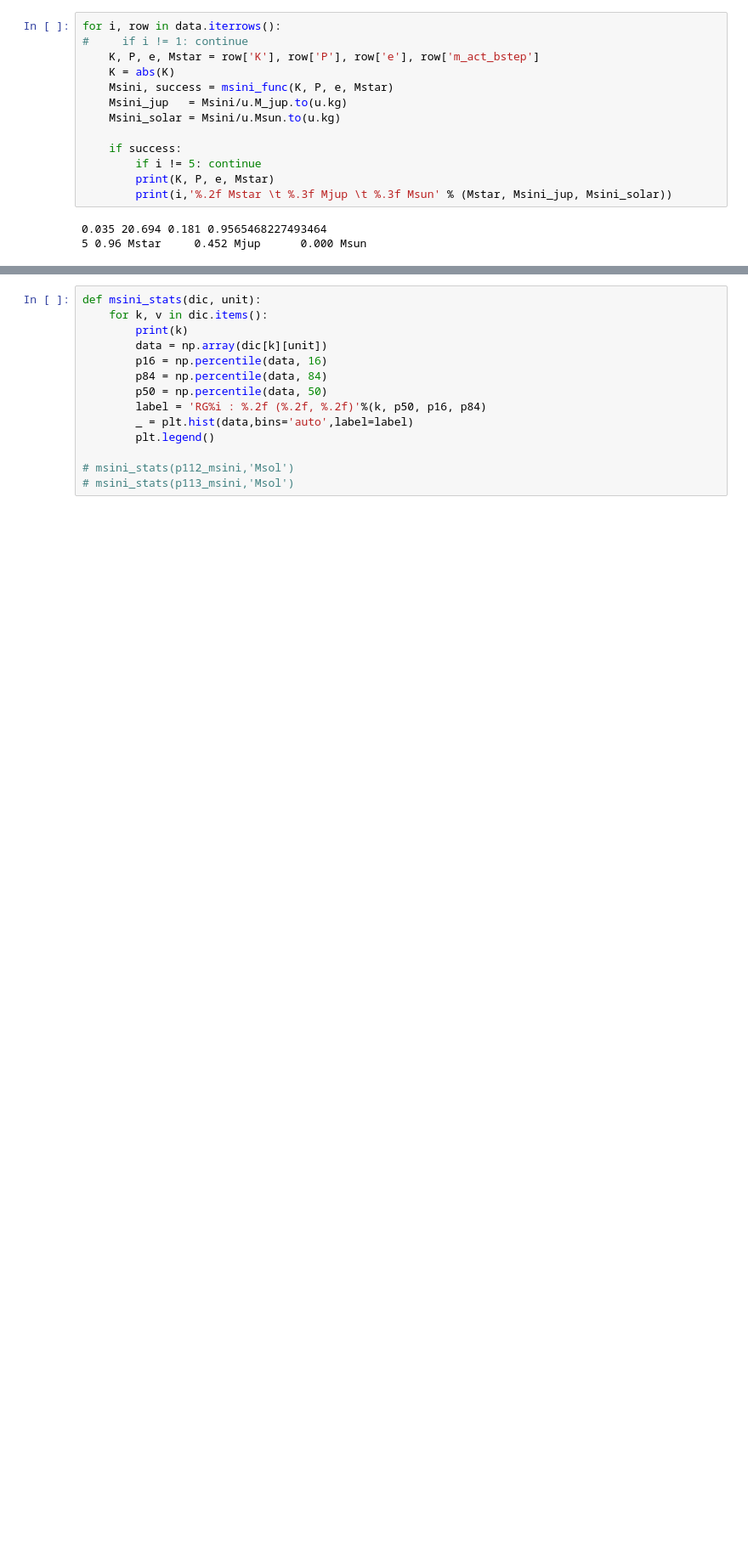
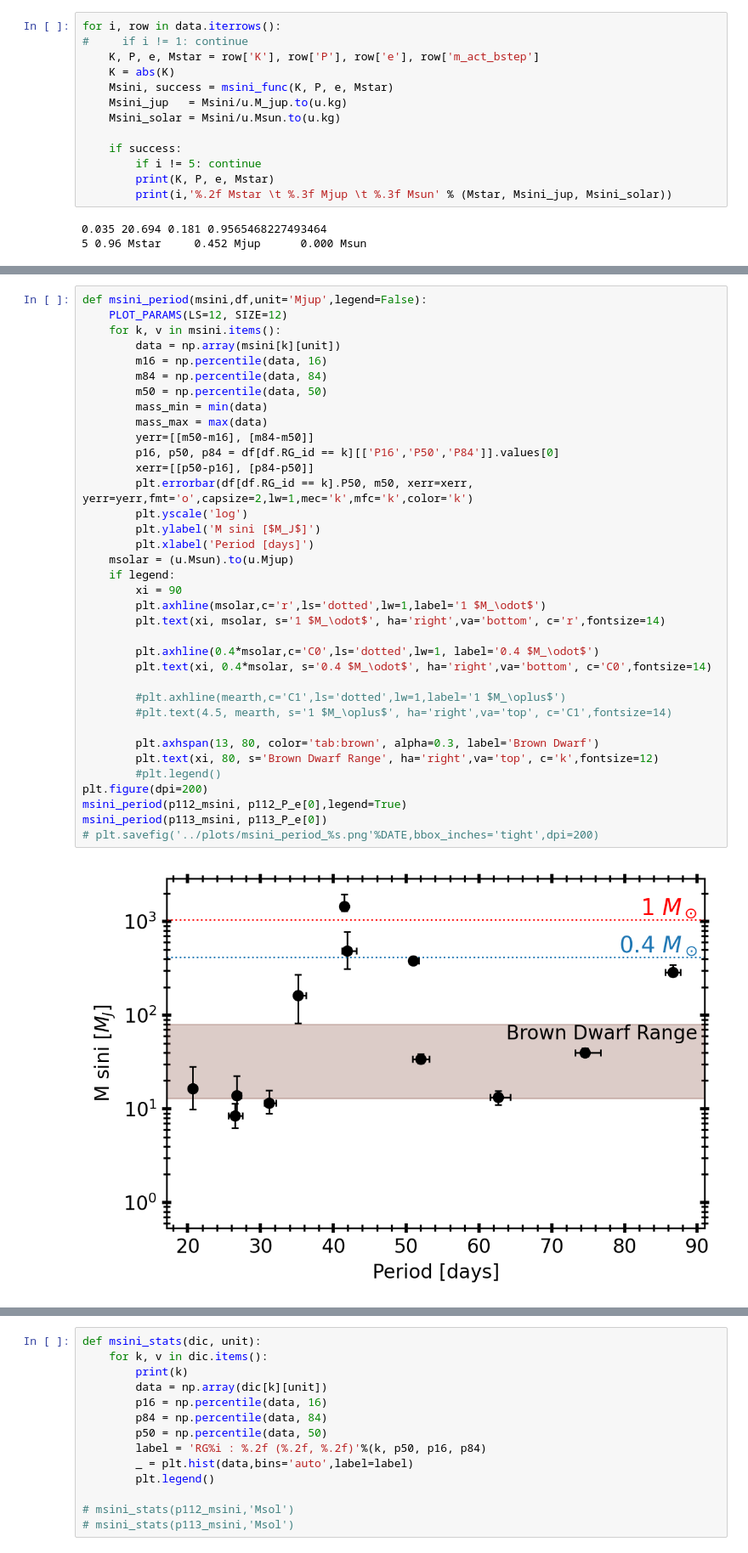
Before and after one commit to MaryumSayeed/ESPRESSO, a Jupyter notebook: scripts/mass_analysis.ipynb, the cells around one changed output, grey strips where cells are left out. Shown at 85% size. Cells and saved outputs as stored; diff of their text form; blank space fills up the shorter version.

```diff
--- a/scripts/mass_analysis.ipynb
+++ b/scripts/mass_analysis.ipynb
@@ -281,0 +305,38 @@ plt.tight_layout()
+# %%
+def msini_period(msini,df,unit='Mjup',legend=False):
+    PLOT_PARAMS(LS=12, SIZE=12)
+    for k, v in msini.items():
+        data = np.array(msini[k][unit])
+        m16 = np.percentile(data, 16)
+        m84 = np.percentile(data, 84)
+        m50 = np.percentile(data, 50)
+        mass_min = min(data)
+        mass_max = max(data)
+        yerr=[[m50-m16], [m84-m50]]
+        p16, p50, p84 = df[df.RG_id == k][['P16','P50','P84']].values[0]
+        xerr=[[p50-p16], [p84-p50]]
+        plt.errorbar(df[df.RG_id == k].P50, m50, xerr=xerr, yerr=yerr,fmt='o',capsize=2,lw=1,mec='k',mfc='k',color='k')
+        plt.yscale('log')
+        plt.ylabel('M sini [$M_J$]')
+        plt.xlabel('Period [days]')
+    msolar = (u.Msun).to(u.Mjup)
+    if legend:
+        xi = 90
+        plt.axhline(msolar,c='r',ls='dotted',lw=1,label='1 $M_\odot$')
+        plt.text(xi, msolar, s='1 $M_\odot$', ha='right',va='bottom', c='r',fontsize=14)
+
+        plt.axhline(0.4*msolar,c='C0',ls='dotted',lw=1, label='0.4 $M_\odot$')
+        plt.text(xi, 0.4*msolar, s='0.4 $M_\odot$', ha='right',va='bottom', c='C0',fontsize=14)
+
+        #plt.axhline(mearth,c='C1',ls='dotted',lw=1,label='1 $M_\oplus$')
+        #plt.text(4.5, mearth, s='1 $M_\oplus$', ha='right',va='top', c='C1',fontsize=14)
+
+        plt.axhspan(13, 80, color='tab:brown', alpha=0.3, label='Brown Dwarf')
+        plt.text(xi, 80, s='Brown Dwarf Range', ha='right',va='top', c='k',fontsize=12)
+        #plt.legend()
+plt.figure(dpi=200)
+msini_period(p112_msini, p112_P_e[0],legend=True)
+msini_period(p113_msini, p113_P_e[0])
+# plt.savefig('../plots/msini_period_%s.png'%DATE,bbox_inches='tight',dpi=200)
+# %% [output]
+[figure, added]
```
Also changed, not shown: parts of 32 cells of this notebook, 4 other files.
